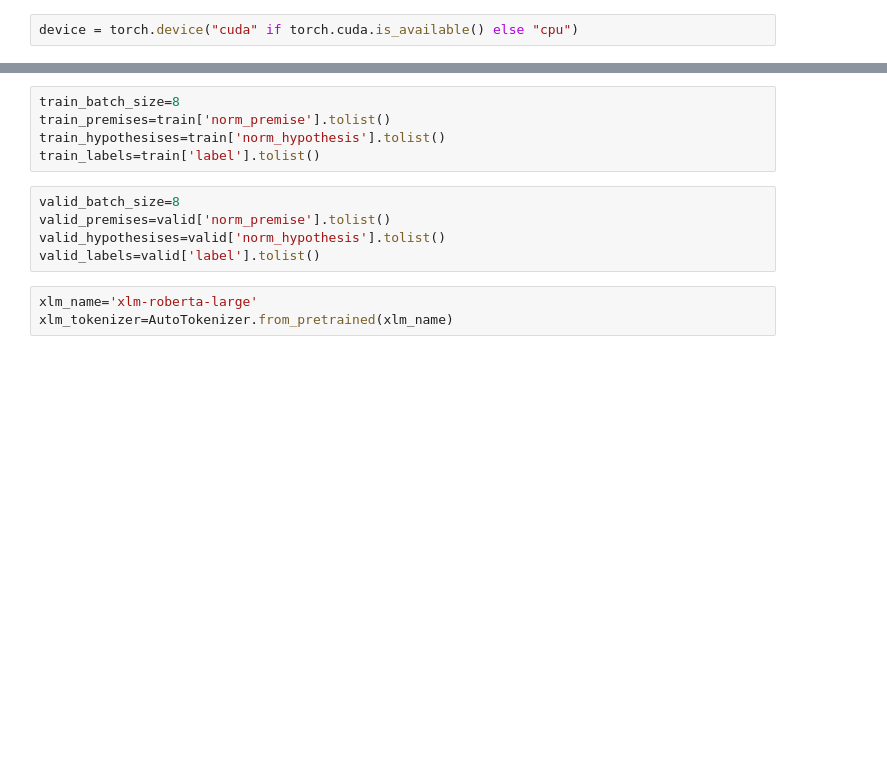
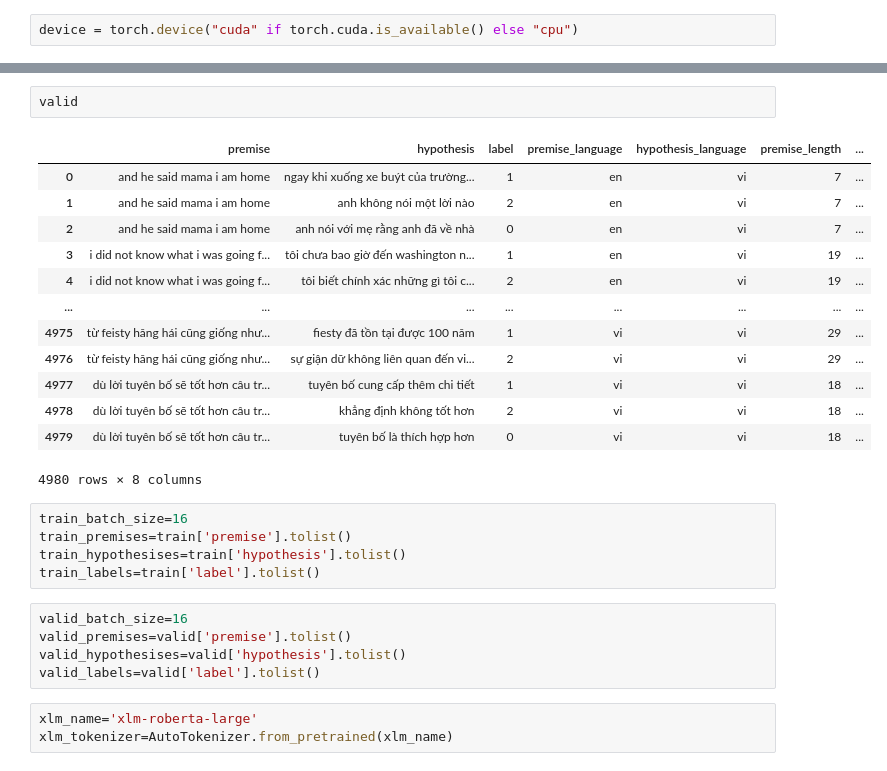
Before and after one commit to namlv97/en-vi-nli-xlm-roberta-base-4-last-layers, a Jupyter notebook: xlm_rembert_ensemble.ipynb, the cells around one changed output, grey strips where cells are left out. Drawn from its saved outputs; the diff is of its cells as text; blank space fills up the shorter version.

```diff
--- a/xlm_rembert_ensemble.ipynb
+++ b/xlm_rembert_ensemble.ipynb
@@ -65,12 +89,28 @@ device = torch.device("cuda" if torch.cuda.is_available() else "cpu")
+# %%
+valid
+# %% [output]
+|  | premise | hypothesis | label | premise_language | hypothesis_language | premise_length | ... |
+| 0 | and he said mama i am home | ngay khi xuống xe buýt của trường... | 1 | en | vi | 7 | ... |
+| 1 | and he said mama i am home | anh không nói một lời nào | 2 | en | vi | 7 | ... |
+| 2 | and he said mama i am home | anh nói với mẹ rằng anh đã về nhà | 0 | en | vi | 7 | ... |
+| 3 | i did not know what i was going f... | tôi chưa bao giờ đến washington n... | 1 | en | vi | 19 | ... |
+| 4 | i did not know what i was going f... | tôi biết chính xác những gì tôi c... | 2 | en | vi | 19 | ... |
+| ... | ... | ... | ... | ... | ... | ... | ... |
+| 4975 | từ feisty hăng hái cũng giống như... | fiesty đã tồn tại được 100 năm | 1 | vi | vi | 29 | ... |
+| 4976 | từ feisty hăng hái cũng giống như... | sự giận dữ không liên quan đến vi... | 2 | vi | vi | 29 | ... |
+| 4977 | dù lời tuyên bố sẽ tốt hơn câu tr... | tuyên bố cung cấp thêm chi tiết | 1 | vi | vi | 18 | ... |
+| 4978 | dù lời tuyên bố sẽ tốt hơn câu tr... | khẳng định không tốt hơn | 2 | vi | vi | 18 | ... |
+| 4979 | dù lời tuyên bố sẽ tốt hơn câu tr... | tuyên bố là thích hợp hơn | 0 | vi | vi | 18 | ... |
+4980 rows × 8 columns
 # %%
-train_batch_size=8
-train_premises=train['norm_premise'].tolist()
-train_hypothesises=train['norm_hypothesis'].tolist()
+train_batch_size=16
+train_premises=train['premise'].tolist()
+train_hypothesises=train['hypothesis'].tolist()
 train_labels=train['label'].tolist()
 # %%
-valid_batch_size=8
-valid_premises=valid['norm_premise'].tolist()
-valid_hypothesises=valid['norm_hypothesis'].tolist()
+valid_batch_size=16
+valid_premises=valid['premise'].tolist()
+valid_hypothesises=valid['hypothesis'].tolist()
 valid_labels=valid['label'].tolist()
 # %%
 xlm_name='xlm-roberta-large'
```
Also changed, not shown: parts of 28 cells of this notebook.
